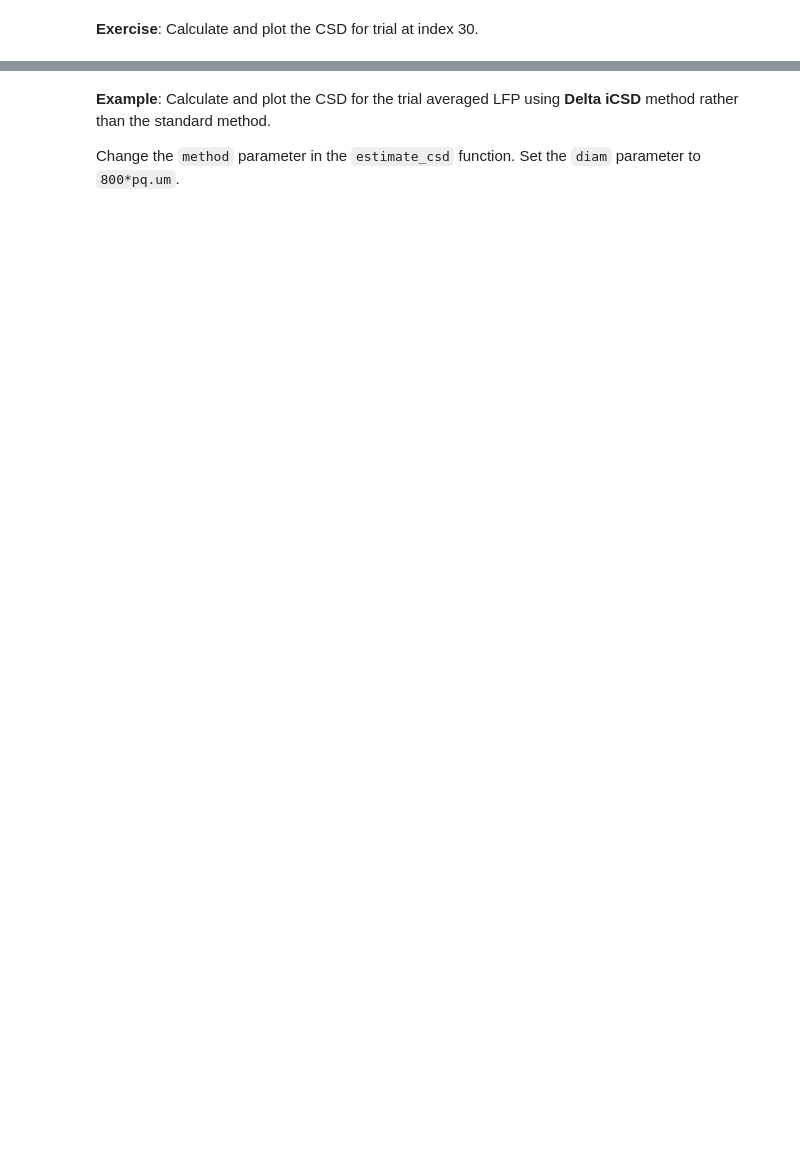
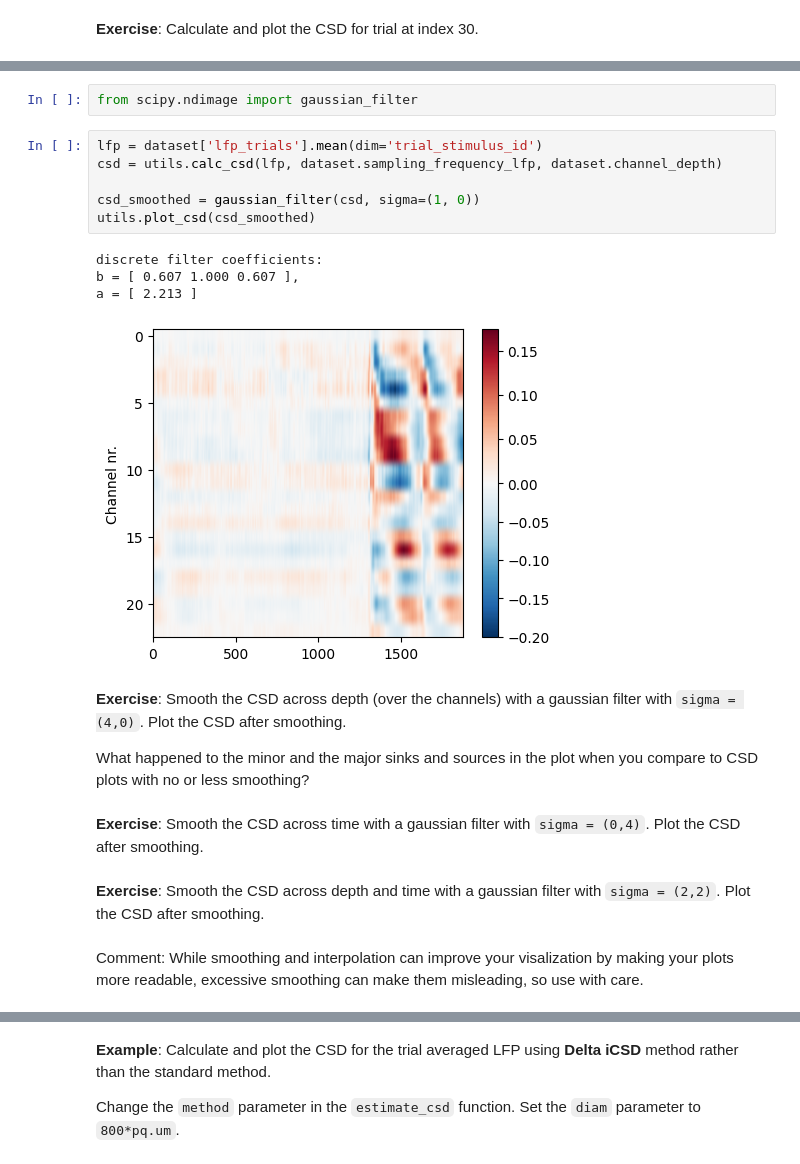
Before and after one commit to ibehave-ibots/LFP-Analysis-in-Python, a Jupyter notebook: Day1/03 CSD Analysis Theory and Methods/3 CSD Analysis Theory and Methods.ipynb, the cells around one changed output, grey strips where cells are left out. Cells and saved outputs as stored; diff of their text form; blank space fills up the shorter version.

```diff
--- a/Day1/03 CSD Analysis Theory and Methods/3 CSD Analysis Theory and Methods.ipynb
+++ b/Day1/03 CSD Analysis Theory and Methods/3 CSD Analysis Theory and Methods.ipynb
@@ -187,0 +181,23 @@ a = [ 2.213 ]
+# %%
+from scipy.ndimage import gaussian_filter
+# %%
+lfp = dataset['lfp_trials'].mean(dim='trial_stimulus_id')
+csd = utils.calc_csd(lfp, dataset.sampling_frequency_lfp, dataset.channel_depth)
+
+csd_smoothed = gaussian_filter(csd, sigma=(1, 0))
+utils.plot_csd(csd_smoothed)
+# %% [output]
+discrete filter coefficients:
+b = [ 0.607 1.000 0.607 ],
+a = [ 2.213 ]
+[figure, added]
+# %% [markdown]
+**Exercise**: Smooth the CSD across depth (over the channels) with a gaussian filter with ``sigma = (4,0)``. Plot the CSD after smoothing.
+
+What happened to the minor and the major sinks and sources in the plot when you compare to CSD plots with no or less smoothing?
+# %% [markdown]
+**Exercise**: Smooth the CSD across time with a gaussian filter with ``sigma = (0,4)``. Plot the CSD after smoothing.
+# %% [markdown]
+**Exercise**: Smooth the CSD across depth and time with a gaussian filter with ``sigma = (2,2)``. Plot the CSD after smoothing.
+# %% [markdown]
+Comment: While smoothing and interpolation can improve your visalization by making your plots more readable, excessive smoothing can make them misleading, so use with care.
```
Also changed, not shown: parts of 77 cells of this notebook, 2 other files.
